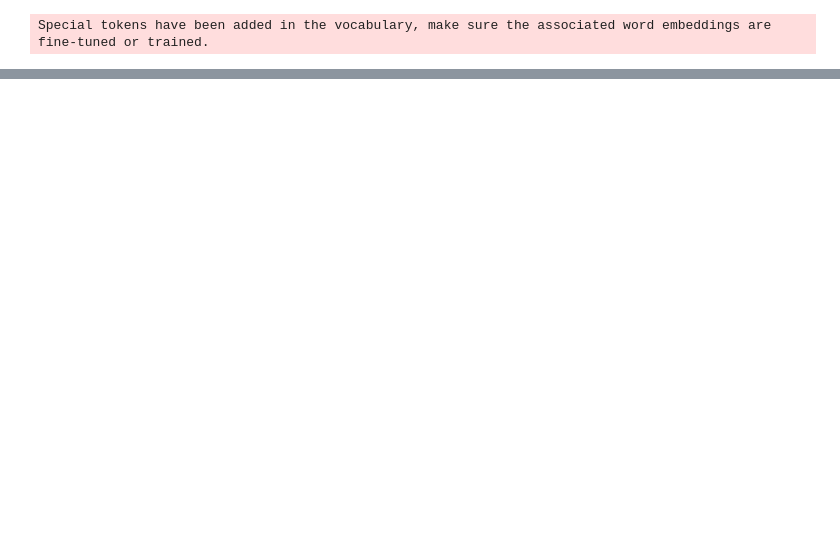
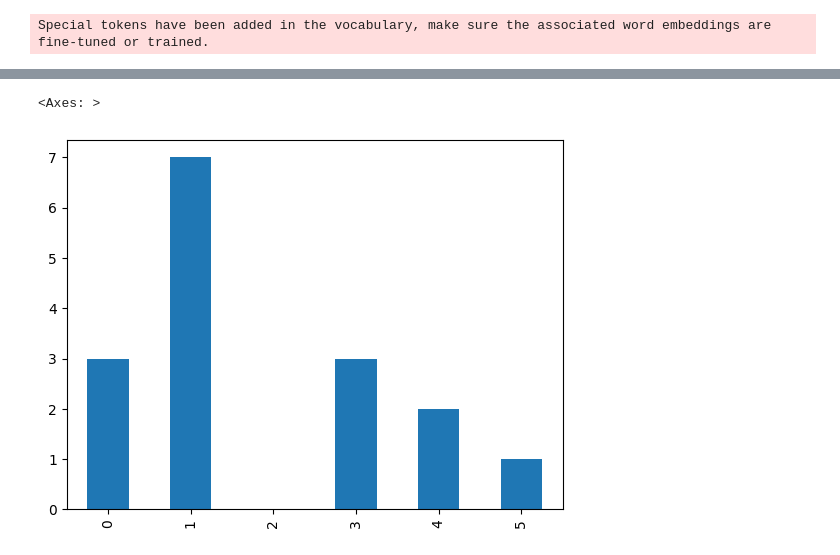
Before and after one commit to matt-suncy/1L-Sparse-Autoencoder, a Jupyter notebook: feature_steering.ipynb, the cells around one changed output, grey strips where cells are left out. Saved outputs shown, nothing was run; the diff lists cells and outputs as text; code cells hidden in the pictures; blank space fills up the shorter version.

```diff
--- a/feature_steering.ipynb
+++ b/feature_steering.ipynb
@@ -532,0 +558,30 @@ anger
+# %%
+annotation_df = default_generation.copy(deep=True)
+annotation_df['responses'] = np.empty(annotation_df['responses'].size, dtype=str)
+annotation_df = annotation_df.rename(columns={'responses': 'prediction'})
+
+for i, row in default_generation.iterrows():
+
+    row_annotations = pd.Series(n_samples, dtype=int)
+
+    for j, response in enumerate(row['responses']):
+
+        new_prompt = new_prompt = f"\n\n---\n\nText:\n\\'\'\'\n{response}\n\\'\'\'\nLabel:"
+        judge_prompt = judge_fewshot + new_prompt
+
+        outputs = pipeline(
+                    judge_prompt,
+                    max_new_tokens=3,
+                    eos_token_id=terminators,
+                    do_sample=True,
+                    temperature=0.1,
+                    top_p=0.1,
+                    )
+
+        annotation = label_map[outputs[0]['generated_text'][1:4]]
+        row_annotations[j] = annotation
+
+    annotation = row_annotations.mode()
+    # Add annotation to annotation_df
+    # annotation_df['prediction'][i] = annotation
+    annotation_df.loc[i, "prediction"] = annotation[0]
@@ -532,0 +606,13 @@ anger
+# %%
+# Fill in missing labels if necessary
+labels = [0, 1, 2, 3, 4, 5]
+real_labels = annotation_df['label'].value_counts(sort=False)
+
+missing = []
+for label in labels:
+    if label not in real_labels.index:
+        missing.append(label)
+missing = pd.Series([0 for _ in range(len(missing))], index=missing)
+real_labels = pd.concat([real_labels, missing])
+real_labels = real_labels.reindex(sorted(real_labels.index))
+print(real_labels)
@@ -532,0 +627,5 @@ anger
+# %%
+real_labels.plot(kind='bar')
+# %% [output]
+<Axes: >
+[figure, added]
```
Also changed, not shown: parts of 15 cells of this notebook, 1 other file.
